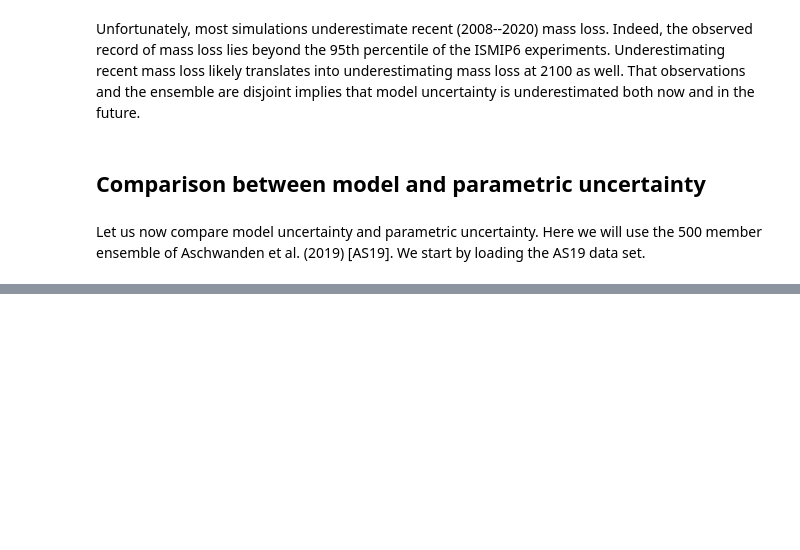
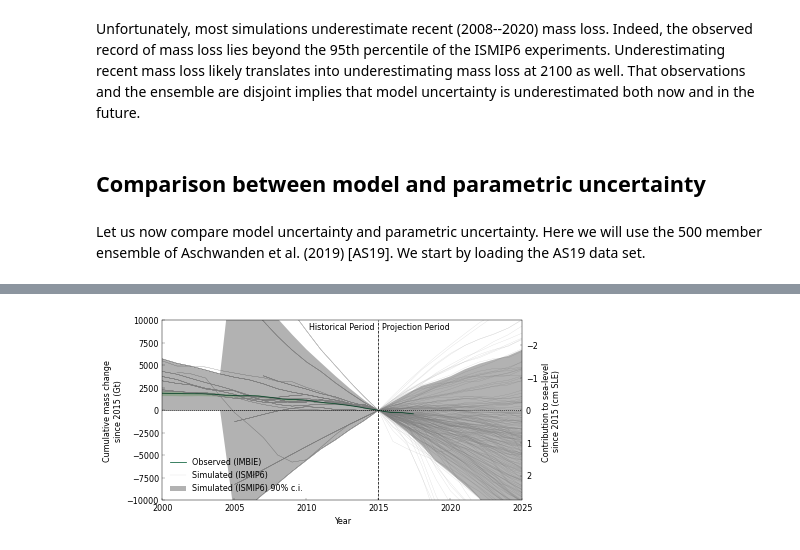
Before and after one commit to aaschwanden/ismip6-ipcc, a Jupyter notebook: analyze_slr_predictions.ipynb, the cells around one changed output, grey strips where cells are left out. Drawn from its saved outputs; the diff is of its cells as text; code cells hidden in the pictures; blank space fills up the shorter version.

```diff
--- a/analyze_slr_predictions.ipynb
+++ b/analyze_slr_predictions.ipynb
@@ -404,0 +241,6 @@ TypeError: 'quantile' cannot be performed against 'object' dtypes!
+# %%
+historical_filename = "AIS_historical_w_ctrl.pdf"
+imbie_ant = load_imbie_ant()
+plot_historical(historical_filename, ismip6_ant_w_ctrl, imbie_ant, y_lim=[-10000, 10000])
+# %% [output]
+[figure, added]
```
Also changed, not shown: parts of 13 cells of this notebook, 1 other file.
